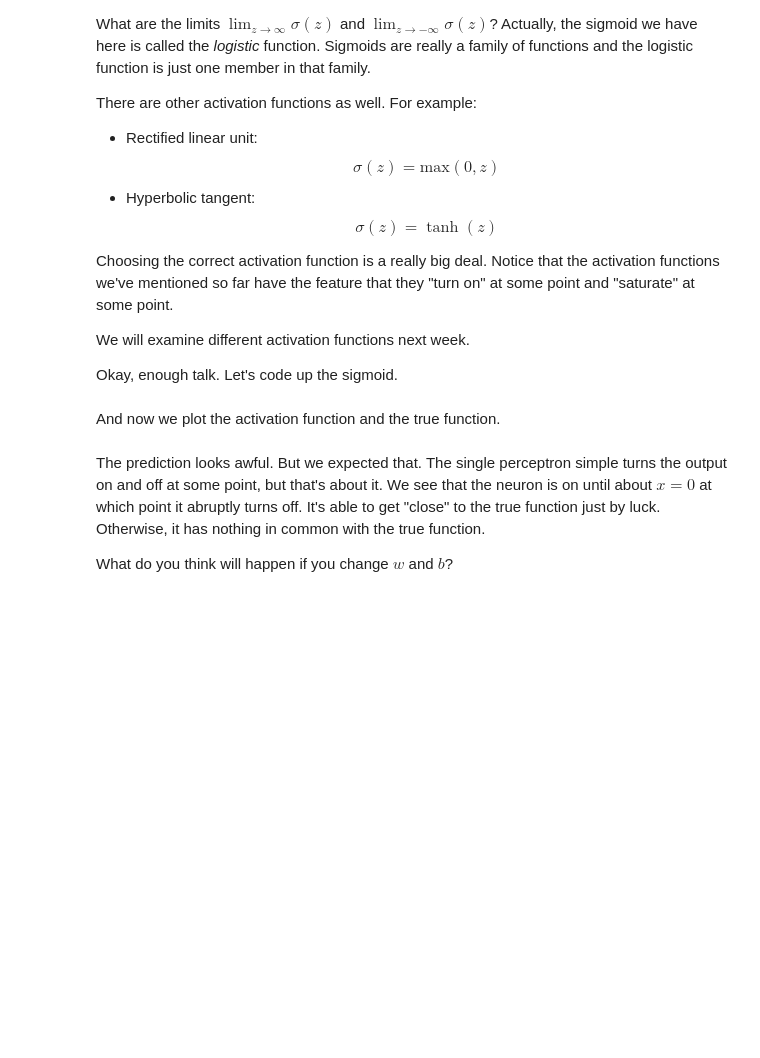
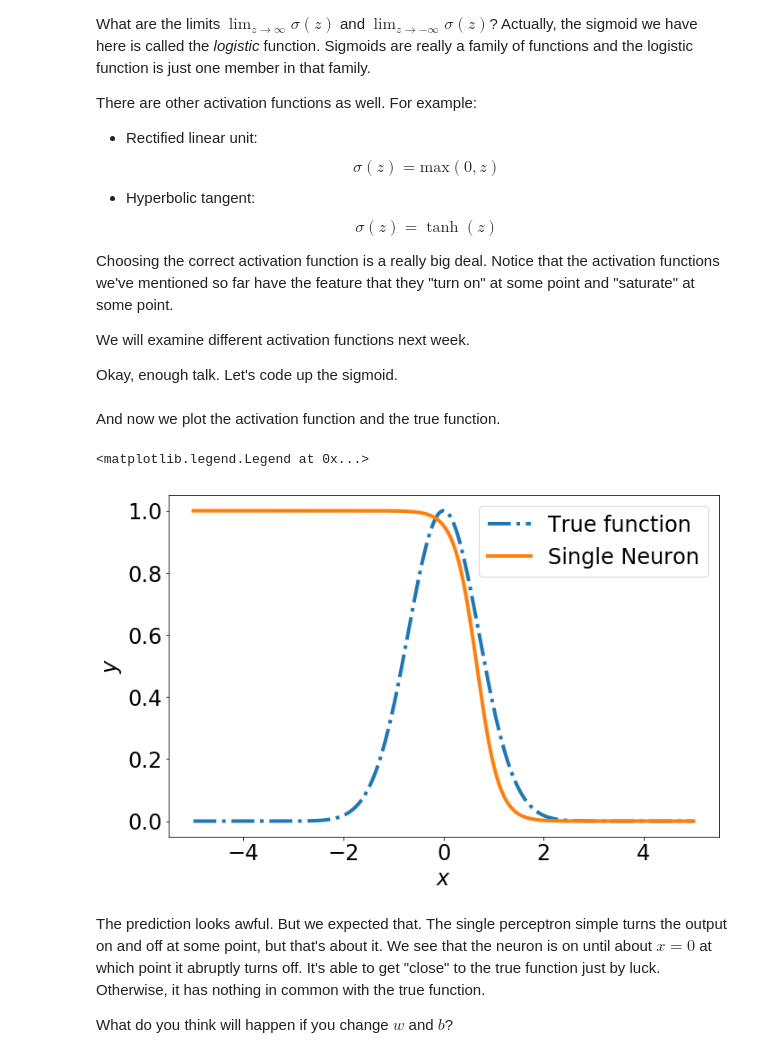
Before and after one commit to pavlosprotopapas/dswcc_fall_2018, a Jupyter notebook: labs/Lab1/Lab1-Solutions.ipynb, the cells around one changed output. Saved outputs shown, nothing was run; the diff lists cells and outputs as text; code cells hidden in the pictures; blank space fills up the shorter version.

```diff
--- a/labs/Lab1/Lab1-Solutions.ipynb
+++ b/labs/Lab1/Lab1-Solutions.ipynb
@@ -76,17 +81,20 @@ And now we plot the activation function and the true function.
 # %%
 fig, ax = plt.subplots(1,1, figsize=(11,7)) # create axes object
 
 # Plot
-ax.plot(x, f, lw=4, label=r'True function')
+ax.plot(x, f, ls='-.', lw=4, label=r'True function')
 ax.plot(x, h, lw=4, label=r'Single Neuron')
 
 # Create labels (very important!)
 ax.set_xlabel('$x$', fontsize=24) # Notice we make the labels big enough to read
 ax.set_ylabel('$y$', fontsize=24)
 
 ax.tick_params(labelsize=24) # Make the tick labels big enough to read
 
 ax.legend(fontsize=24, loc=1) # Create a legend and make it big enough to read
+# %% [output]
+<matplotlib.legend.Legend at 0x...>
+[figure, added]
 # %% [markdown]
 The prediction looks awful.  But we expected that.  The single perceptron simple turns the output on and off at some point, but that's about it.  We see that the neuron is on until about $x=0$ at which point it abruptly turns off.  It's able to get "close" to the true function just by luck.  Otherwise, it has nothing in common with the true function.
 
```
Also changed, not shown: parts of 11 cells of this notebook.
